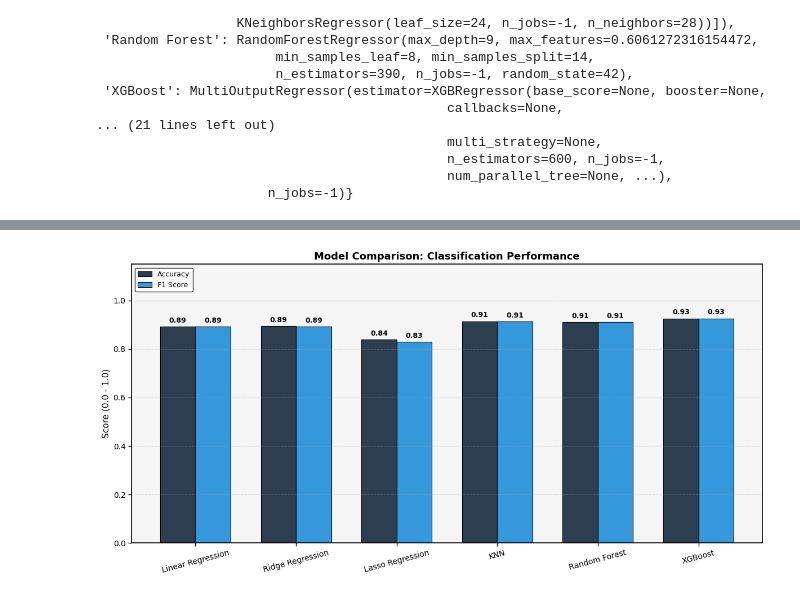
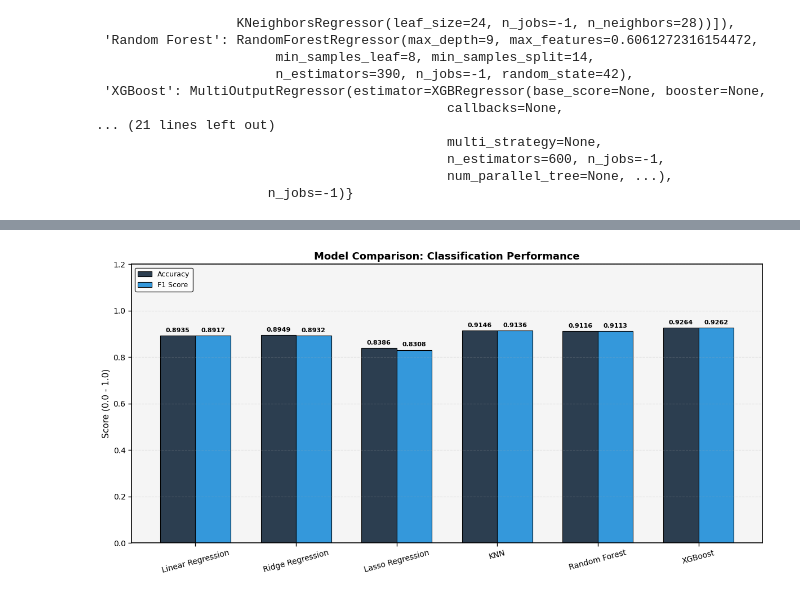
Before and after one commit to mac-edmondson/nuremberg-future-land-cover-prediticion, a Jupyter notebook: analysis/analysis_classification.ipynb, the cells around one changed output, grey strips where cells are left out. Saved outputs shown, nothing was run; the diff lists cells and outputs as text; code cells hidden in the pictures.

Commit message:
updated classfication metrics

```diff
--- a/analysis/analysis_classification.ipynb
+++ b/analysis/analysis_classification.ipynb
@@ -130,9 +131,6 @@ loaded_models
                                              num_parallel_tree=None, ...),
                       n_jobs=-1)}
 # %%
-from sklearn.metrics import confusion_matrix, ConfusionMatrixDisplay, accuracy_score, f1_score
-from tqdm import tqdm
-
 current_labels = [
     'built_up',
     'vegetation',
@@ -140,15 +138,10 @@ current_labels = [
 ]
 
 def evaluate_and_plot_all_models(models_dict, X_test, y_test, class_labels):
-    """
-    Predicts using all models, generates Confusion Matrices,
-    and returns a performance summary DataFrame.
-    """
     os.makedirs("model_evaluation_plots", exist_ok=True)
     performance_results = []
 
     true_dominant = y_test[class_labels].idxmax(axis=1).reset_index(drop=True)
-
     plt.rcParams.update({
         "font.size": 9,
         "axes.labelsize": 11,
@@ -163,7 +156,6 @@ def evaluate_and_plot_all_models(models_dict, X_test, y_test, class_labels):
         "axes.facecolor": "#F5F5F5",
     })
 
-    # Wrap the dictionary items with tqdm for a progress bar
     for name, model in tqdm(models_dict.items(), desc="Evaluating Models"):
         y_pred_array = model.predict(X_test)
         y_pred_df = pd.DataFrame(y_pred_array, columns=class_labels)
@@ -171,18 +163,29 @@ def evaluate_and_plot_all_models(models_dict, X_test, y_test, class_labels):
 
         acc = accuracy_score(true_dominant, pred_dominant)
         f1 = f1_score(true_dominant, pred_dominant, average='weighted')
+        prec = precision_score(true_dominant, pred_dominant, average='weighted')
+        rec = recall_score(true_dominant, pred_dominant, average='weighted')
 
-        performance_results.append({
+        res = {
             'Model': name,
-            'Accuracy': acc,
-            'F1_Score': f1
-        })
+            'Accuracy': round(float(acc), 4),
+            'Precision': round(float(prec), 4),
+            'Recall': round(float(rec), 4),
+            'F1_Score': round(float(f1), 4)
+        }
+        performance_results.append(res)
 
+        # Immediate print for output tracking
+        print(f"\n[RESULTS] {name}: Acc={res['Accuracy']}, Prec={res['Precision']}, Rec={res['Recall']}, F1={res['F1_Score']}")
+
+        # Plotting CM
         fig, ax = plt.subplots(figsize=(8, 7))
         cm_data = confusion_matrix(true_dominant, pred_dominant, labels=class_labels)
+
+        # 'values_format' set to 'd' ensures integers (no scientific notation)
         disp = ConfusionMatrixDisplay(confusion_matrix=cm_data, display_labels=class_labels)
+        disp.plot(cmap='Blues', xticks_rotation=45, ax=ax, colorbar=False, values_format='d')
 
-        disp.plot(cmap='Blues', xticks_rotation=45, ax=ax, colorbar=False)
         ax.set_title(f'Dominant Class CM: {name}', fontweight='bold')
 
         for side in ("top", "right", "bottom", "left"):
@@ -204,37 +224,34 @@ fig, ax = plt.subplots(figsize=(12, 6))
 
 models = performance_df['Model']
 x = np.arange(len(models))
 width = 0.35
 
-# Plotting the bars
 rects1 = ax.bar(x - width/2, performance_df['Accuracy'], width,
                 label='Accuracy', color='#2c3e50', edgecolor='black', linewidth=0.8)
 rects2 = ax.bar(x + width/2, performance_df['F1_Score'], width,
                 label='F1 Score', color='#3498db', edgecolor='black', linewidth=0.8)
 
-# --- NEW: Add the values to the top of the bars ---
-ax.bar_label(rects1, padding=3, fmt='%.2f', fontsize=9, fontweight='bold')
-ax.bar_label(rects2, padding=3, fmt='%.2f', fontsize=9, fontweight='bold')
-# --------------------------------------------------
+ax.bar_label(rects1, padding=3, fmt='%.4f', fontsize=8, fontweight='bold')
+ax.bar_label(rects2, padding=3, fmt='%.4f', fontsize=8, fontweight='bold')
 
 ax.set_title("Model Comparison: Classification Performance", fontweight='bold', fontsize=13)
 ax.set_ylabel("Score (0.0 - 1.0)")
 ax.set_xticks(x)
 ax.set_xticklabels(models, rotation=15)
-ax.set_ylim(0, 1.15) # Increased slightly to make room for labels
+ax.set_ylim(0, 1.2)
 ax.legend(frameon=True, loc='upper left', facecolor='white', edgecolor='black')
 
 ax.set_facecolor("#F5F5F5")
 for side in ("top", "right", "bottom", "left"):
     ax.spines[side].set_visible(True)
     ax.spines[side].set_color("black")
     ax.spines[side].set_linewidth(1.2)
 
 ax.tick_params(axis="both", which="major", length=4, width=1.0)
 ax.grid(axis='y', linestyle='--', alpha=0.3)
 
 plt.tight_layout()
 plt.savefig("model_evaluation_plots/performance_comparison_bar.png", dpi=300, bbox_inches="tight")
 plt.show()
 # %% [output]
-[figure, old version]
+[figure, new version]
```
Also changed, not shown: parts of 3 cells of this notebook, 7 other files.
